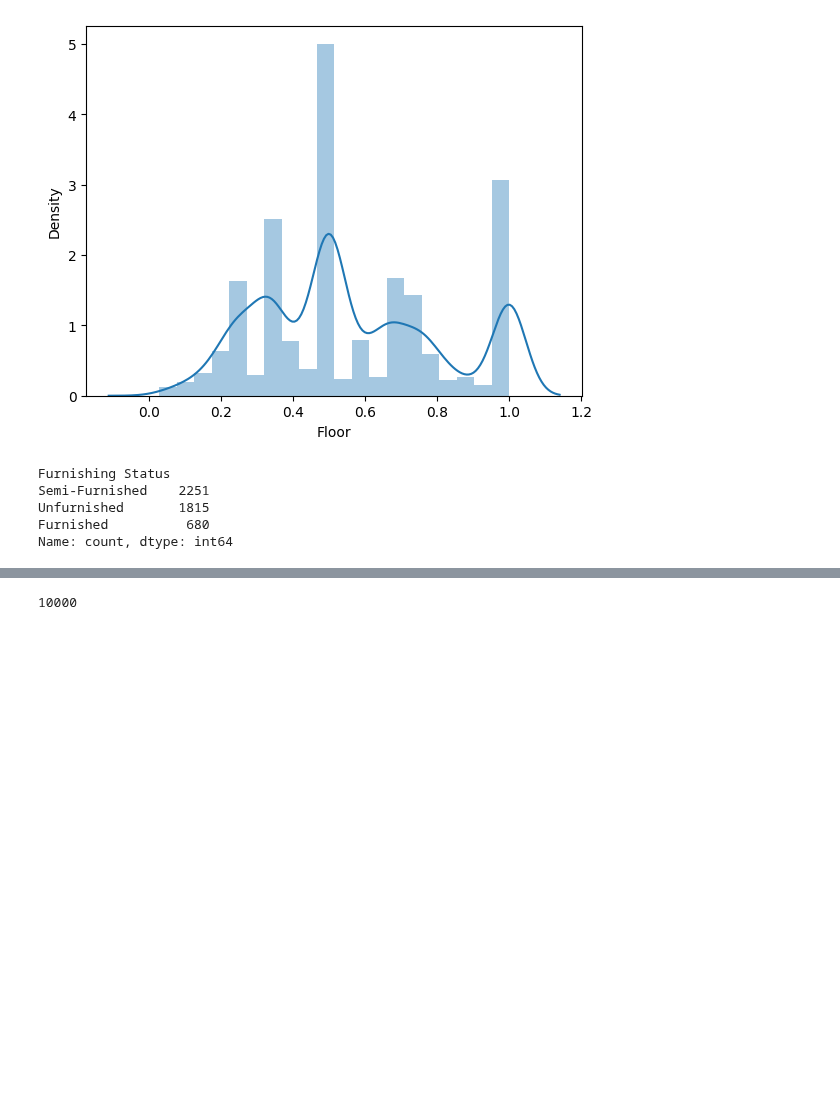
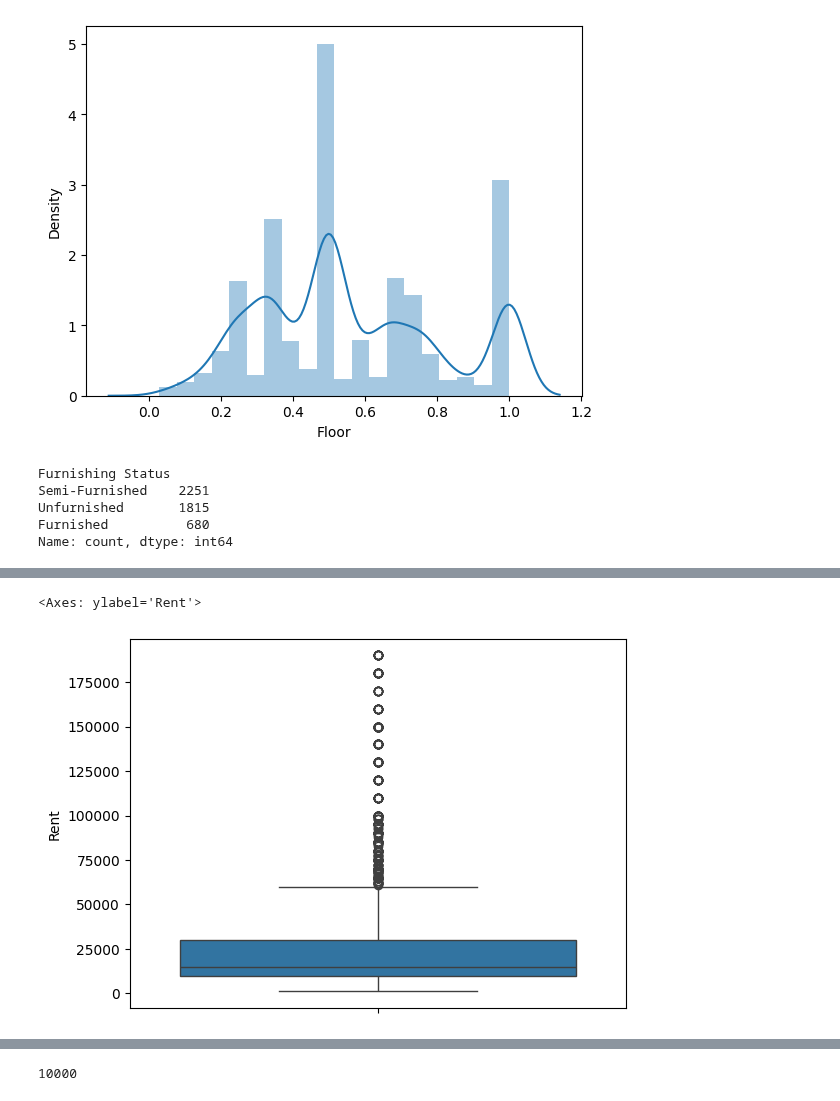
Before and after one commit to LexLorenzo/MachineLearningProjects, a Jupyter notebook: Lab_Exercise_1/LabEx1/labex.ipynb, the cells around one changed output, grey strips where cells are left out. Saved outputs shown, nothing was run; the diff lists cells and outputs as text; code cells hidden in the pictures; blank space fills up the shorter version.

```diff
--- a/Lab_Exercise_1/LabEx1/labex.ipynb
+++ b/Lab_Exercise_1/LabEx1/labex.ipynb
@@ -372,11 +367,39 @@ data
 # # Remove outliers
 # df_no_outliers = remove_outliers_zscore(data)
 
-# from scipy import stats
-# z = np.abs(stats.zscore(data['Rent']))
-# threshold_z = 2
-# print("Original DataFrame Shape:", data.shape)
-# outlier_indices = np.where(z > threshold_z)[0]
+from scipy import stats
+
+# def list_for_removing_outliers_zscore(Column):
+#     outlier_indices = set()
+#     for i in Column:
+#         z = np.abs(stats.zscore(data[i]))
+#         # print(z)
+#         threshold_z = 2
+#         # print("Original DataFrame Shape:", data.shape)
+#         # outlier_indices = set(np.where(z > threshold_z)[0])
+#         test = np.where(z > threshold_z)[0]
+#         for i in test:
+#             outlier_indices.add(i)
+#     return outlier_indices
+
+# rent_outlier = list_for_removing_outliers_zscore()
+# bhk_outlier = list_for_removing_outliers_zscore('BHK')
+# size_outlier = list_for_removing_outliers_zscore('Size')
+
+# outlier_indices = list_for_removing_outliers_zscore(['Rent', 'BHK', 'Size'])
 # data = data.drop(outlier_indices)
 
-# print("DataFrame Shape after Removing Outliers:", data.shape)
+# test = np.where(z > threshold_z)[0]
+# for i in test:
+#     outlier_indices.add(i)
+# # # outlier_indices =
+# data = data.drop(outlier_indices)
+
+
+z = np.abs(stats.zscore(data['Rent']))
+print(z)
+threshold_z = 2
+print("Original DataFrame Shape:", data.shape)
+outlier_indices = np.where(z > threshold_z)[0]
+data = data.drop(outlier_indices)
+print("DataFrame Shape after Removing Outliers:", data.shape)
@@ -382,0 +421,5 @@ data
+# %%
+sns.boxplot(data['Rent'])
+# %% [output]
+<Axes: ylabel='Rent'>
+[figure, added]
```
Also changed, not shown: parts of 34 cells of this notebook, 1 other file.
